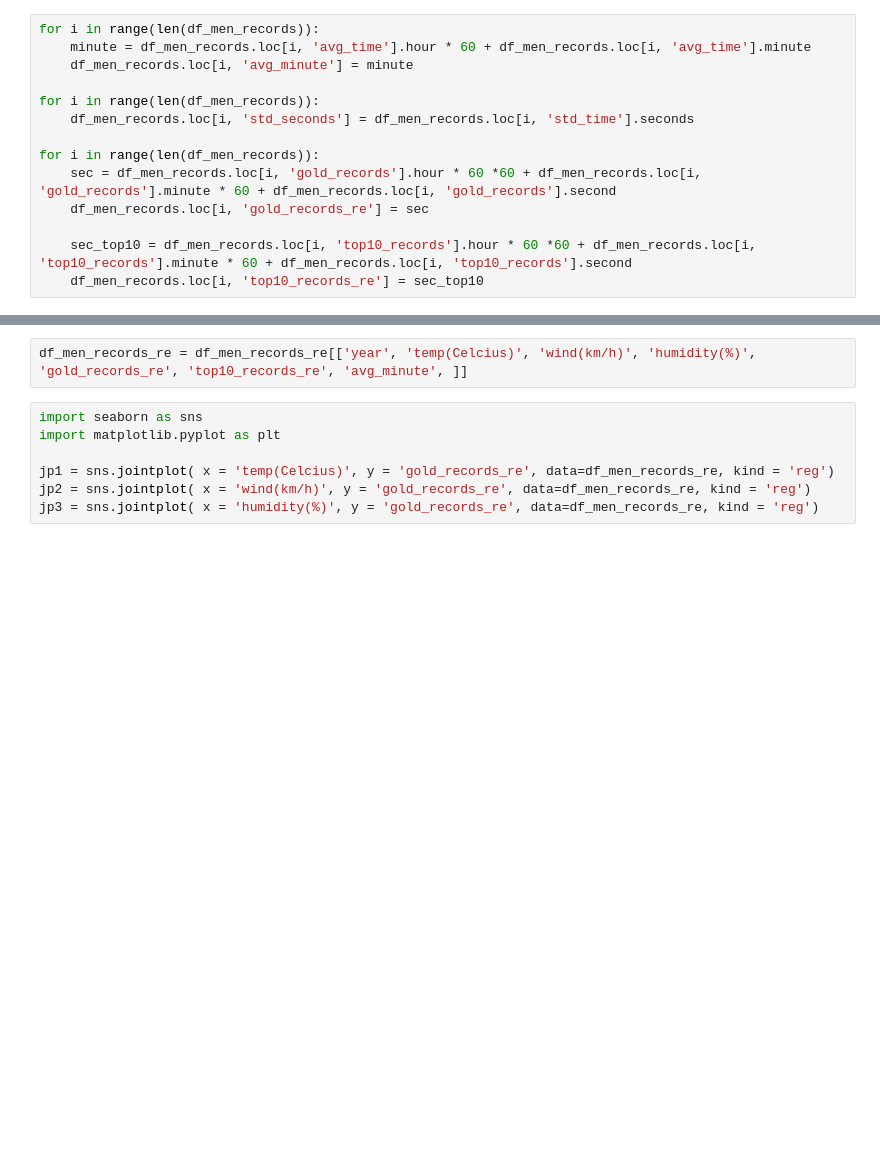
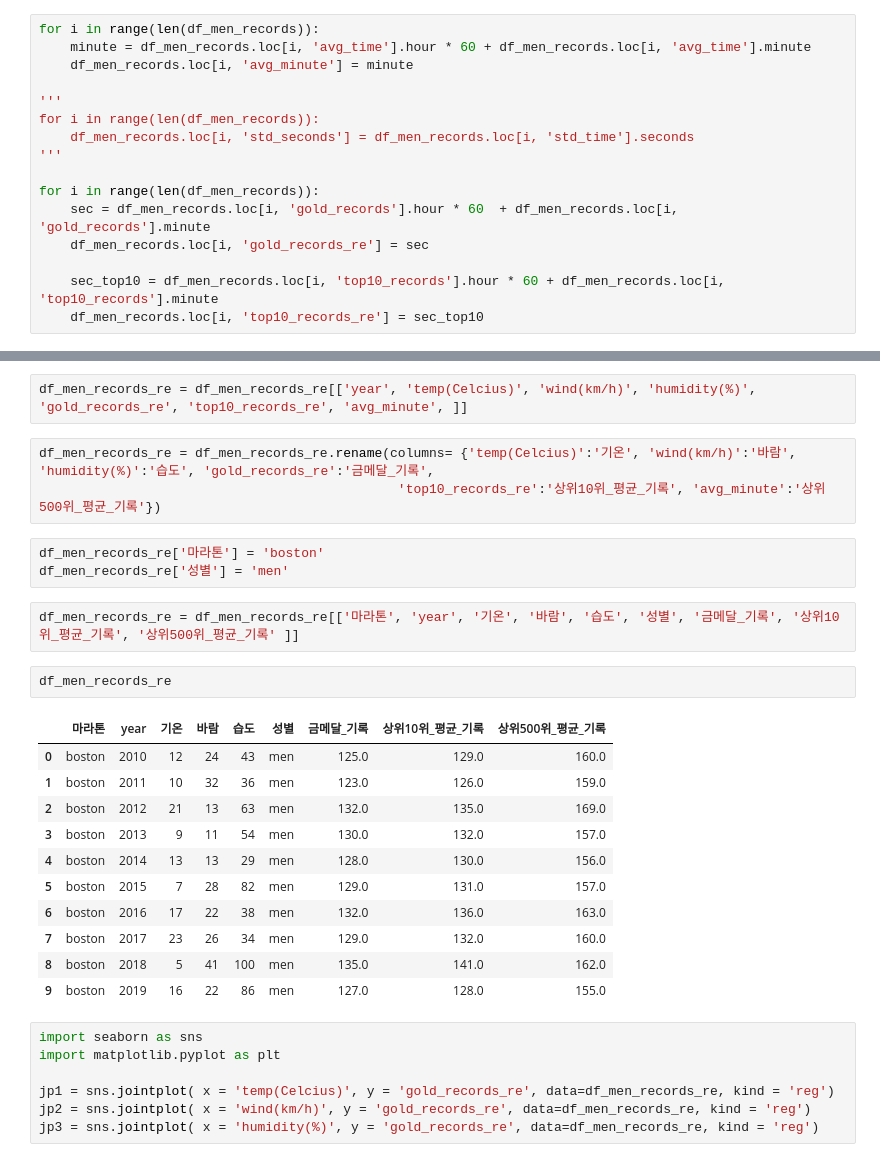
Before and after one commit to king-rabbit/marathon_and_weather, a Jupyter notebook: data/boston_marathon_records.ipynb, the cells around one changed output, grey strips where cells are left out. Drawn from its saved outputs; the diff is of its cells as text; blank space fills up the shorter version.

```diff
--- a/data/boston_marathon_records.ipynb
+++ b/data/boston_marathon_records.ipynb
@@ -75,14 +80,16 @@ for i in range(len(df_men_records)):
     minute = df_men_records.loc[i, 'avg_time'].hour * 60 + df_men_records.loc[i, 'avg_time'].minute
     df_men_records.loc[i, 'avg_minute'] = minute
 
+'''
 for i in range(len(df_men_records)):
     df_men_records.loc[i, 'std_seconds'] = df_men_records.loc[i, 'std_time'].seconds
+'''
 
 for i in range(len(df_men_records)):
-    sec = df_men_records.loc[i, 'gold_records'].hour * 60 *60 + df_men_records.loc[i, 'gold_records'].minute * 60 + df_men_records.loc[i, 'gold_records'].second
+    sec = df_men_records.loc[i, 'gold_records'].hour * 60  + df_men_records.loc[i, 'gold_records'].minute
     df_men_records.loc[i, 'gold_records_re'] = sec
 
-    sec_top10 = df_men_records.loc[i, 'top10_records'].hour * 60 *60 + df_men_records.loc[i, 'top10_records'].minute * 60 + df_men_records.loc[i, 'top10_records'].second
+    sec_top10 = df_men_records.loc[i, 'top10_records'].hour * 60 + df_men_records.loc[i, 'top10_records'].minute
     df_men_records.loc[i, 'top10_records_re'] = sec_top10
 # %%
 df_men_records =df_men_records.astype({'year':'int64'})
@@ -90,6 +97,28 @@ df_men_records =df_men_records.astype({'year':'int64'})
 df_men_records_re = pd.merge(df_men_records, temp, how='left', on='year')
 # %%
 df_men_records_re = df_men_records_re[['year', 'temp(Celcius)', 'wind(km/h)', 'humidity(%)', 'gold_records_re', 'top10_records_re', 'avg_minute', ]]
+# %%
+df_men_records_re = df_men_records_re.rename(columns= {'temp(Celcius)':'기온', 'wind(km/h)':'바람', 'humidity(%)':'습도', 'gold_records_re':'금메달_기록',
+                                              'top10_records_re':'상위10위_평균_기록', 'avg_minute':'상위500위_평균_기록'})
+# %%
+df_men_records_re['마라톤'] = 'boston'
+df_men_records_re['성별'] = 'men'
+# %%
+df_men_records_re = df_men_records_re[['마라톤', 'year', '기온', '바람', '습도', '성별', '금메달_기록', '상위10위_평균_기록', '상위500위_평균_기록' ]]
+# %%
+df_men_records_re
+# %% [output]
+|  | 마라톤 | year | 기온 | 바람 | 습도 | 성별 | 금메달_기록 | 상위10위_평균_기록 | 상위500위_평균_기록 |
+| 0 | boston | 2010 | 12 | 24 | 43 | men | 125.0 | 129.0 | 160.0 |
+| 1 | boston | 2011 | 10 | 32 | 36 | men | 123.0 | 126.0 | 159.0 |
+| 2 | boston | 2012 | 21 | 13 | 63 | men | 132.0 | 135.0 | 169.0 |
+| 3 | boston | 2013 | 9 | 11 | 54 | men | 130.0 | 132.0 | 157.0 |
+| 4 | boston | 2014 | 13 | 13 | 29 | men | 128.0 | 130.0 | 156.0 |
+| 5 | boston | 2015 | 7 | 28 | 82 | men | 129.0 | 131.0 | 157.0 |
+| 6 | boston | 2016 | 17 | 22 | 38 | men | 132.0 | 136.0 | 163.0 |
+| 7 | boston | 2017 | 23 | 26 | 34 | men | 129.0 | 132.0 | 160.0 |
+| 8 | boston | 2018 | 5 | 41 | 100 | men | 135.0 | 141.0 | 162.0 |
+| 9 | boston | 2019 | 16 | 22 | 86 | men | 127.0 | 128.0 | 155.0 |
 # %%
 import seaborn as sns
 import matplotlib.pyplot as plt
```
Also changed, not shown: parts of 10 cells of this notebook, 7 other files.
